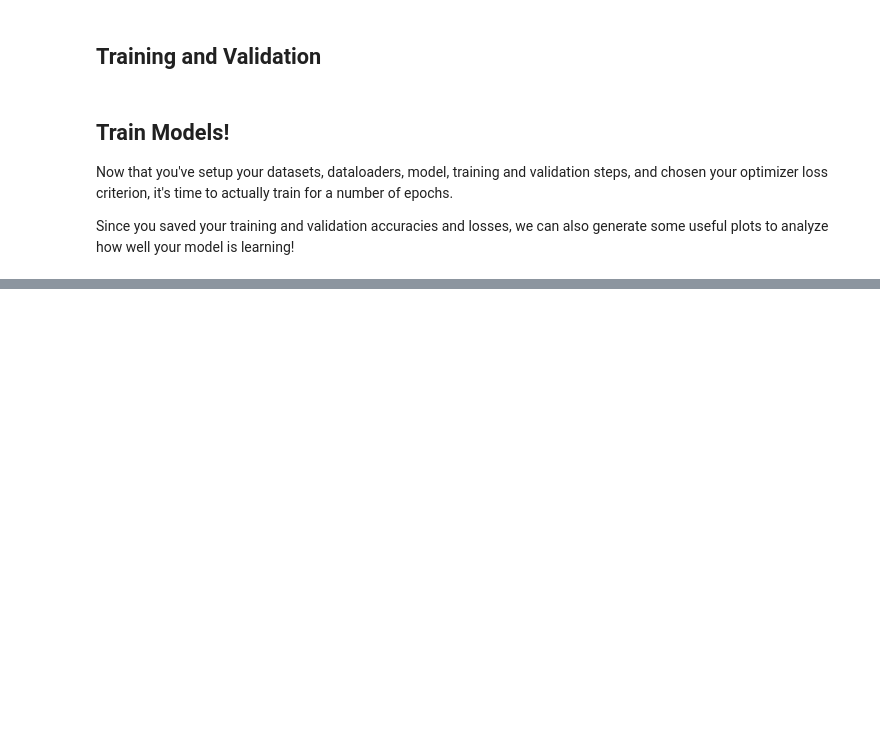
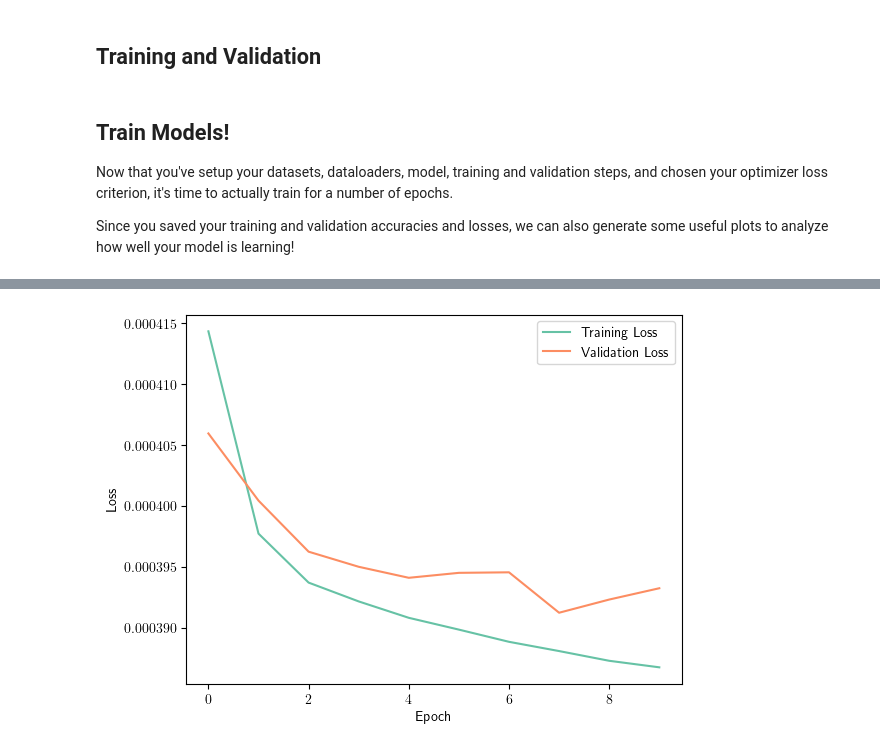
Before and after one commit to ArjunS07/cs-148, a Jupyter notebook: hw1/examples/ex_3d_fashion_pytorch.ipynb, the cells around one changed output, grey strips where cells are left out. Drawn from its saved outputs; the diff is of its cells as text; code cells hidden in the pictures; blank space fills up the shorter version.

```diff
--- a/hw1/examples/ex_3d_fashion_pytorch.ipynb
+++ b/hw1/examples/ex_3d_fashion_pytorch.ipynb
@@ -220,12 +220,17 @@ class MyModel(nn.Module):
         super().__init__()
 
         self.mlp = nn.Sequential(
-            # TODO: (3.d) define your layers here
-            # you can use any activation function, normalization methods, and/or dropout
+            nn.Flatten(),
+            nn.Linear(input_size, hidden_size),
+            nn.ReLU(),
+            nn.Linear(hidden_size, hidden_size),
+            nn.ReLU(),
+            nn.Linear(hidden_size, output_size),
+            nn.Softmax(dim=1),
         )
 
 
-        self.optim = None # TODO: (3.d) choose an optimizer (do some research)
+        self.optim = optim.AdamW(self.parameters(), lr=0.001)
 
         self.metrics = {
             "train": {
@@ -316,6 +326,14 @@ def validate(model, dataloader):
     model.metrics["val"]["accuracies"].append(
         100 * epoch_correct / len(dataloader.dataset)
     )
+# %%
+import seaborn as sns
+sns.set_palette("Set2")
+
+IS_COLAB = False
+SAVE_PATH = "" if IS_COLAB else "../latex/figs/"
+if not IS_COLAB:
+    plt.rcParams.update({"text.usetex": True})
 # %% [markdown]
 ## Train Models!
 
@@ -325,3 +343,14 @@ train for a number of epochs.
 
 Since you saved your training and validation accuracies and losses, we can also
 generate some useful plots to analyze how well your model is learning!
+# %%
+np.random.seed(0)
+torch.manual_seed(0)
+
+model = MyModel(28*28, 128, 10)
+N_EPOCHS = 10
+for _ in range(N_EPOCHS):
+    train(model=model, dataloader=train_loader)
+    validate(model, dataloader=val_loader)
+    metrics = model.metrics['train']
+    print(f"{_+1}/{N_EPOCHS}; training loss = {metrics['losses'][-1]}, training accuracy = {metrics['accuracies'][-1]}%; validation accuracy = {model.metrics['val']['accuracies'][-1]}% ")
@@ -327,0 +368,11 @@ generate some useful plots to analyze how well your model is learning!
+# %%
+train_metrics = model.metrics['train']
+val_metrics = model.metrics['val']
+# %%
+sns.lineplot(train_metrics['losses'], label='Training Loss')
+sns.lineplot(val_metrics['losses'], label='Validation Loss')
+plt.xlabel('Epoch')
+plt.ylabel('Loss')
+plt.savefig("losses_epochs.png", dpi=300)
+# %% [output]
+[figure, added]
```
Also changed, not shown: parts of 5 cells of this notebook, 16 other files.
